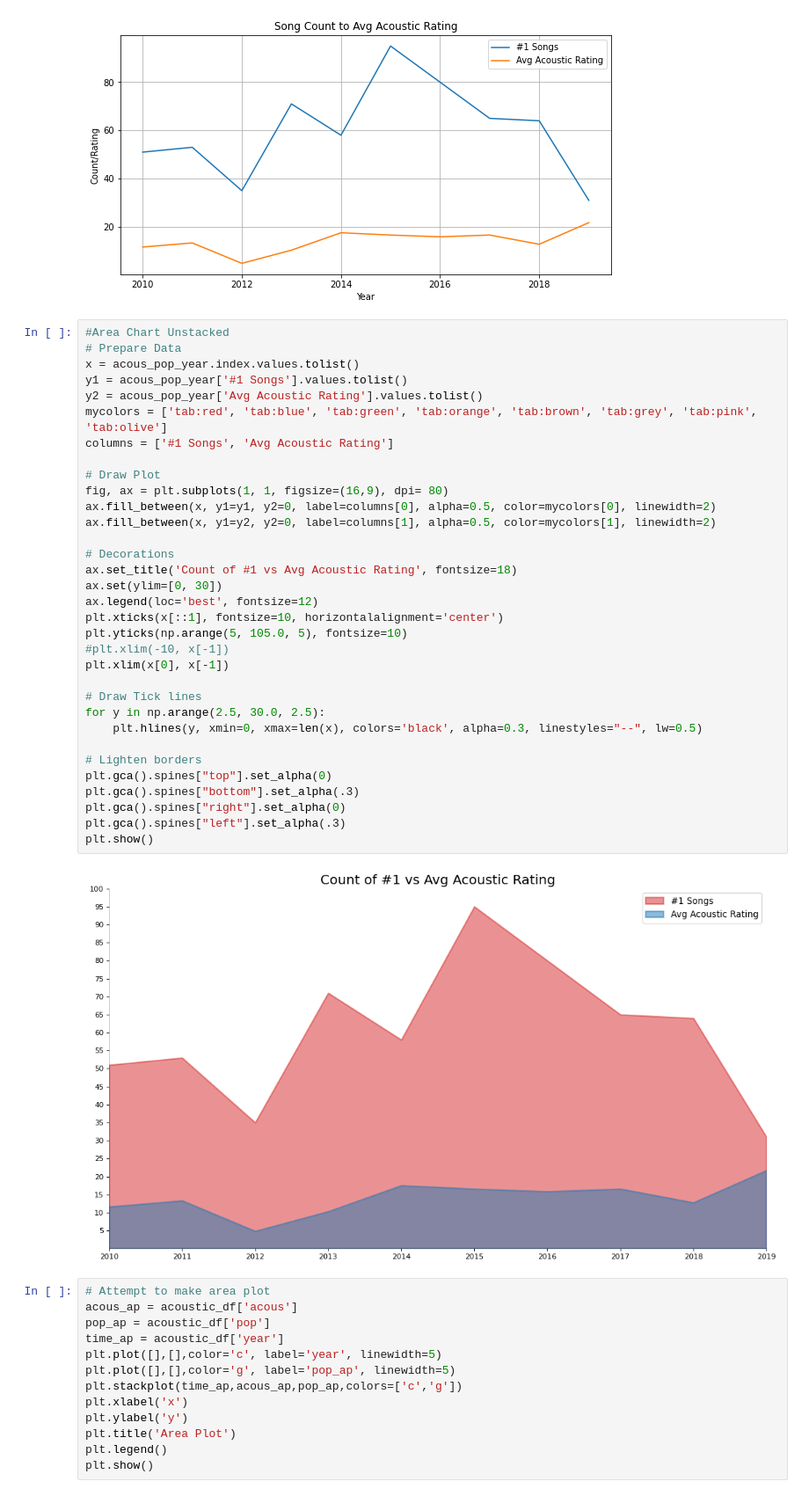
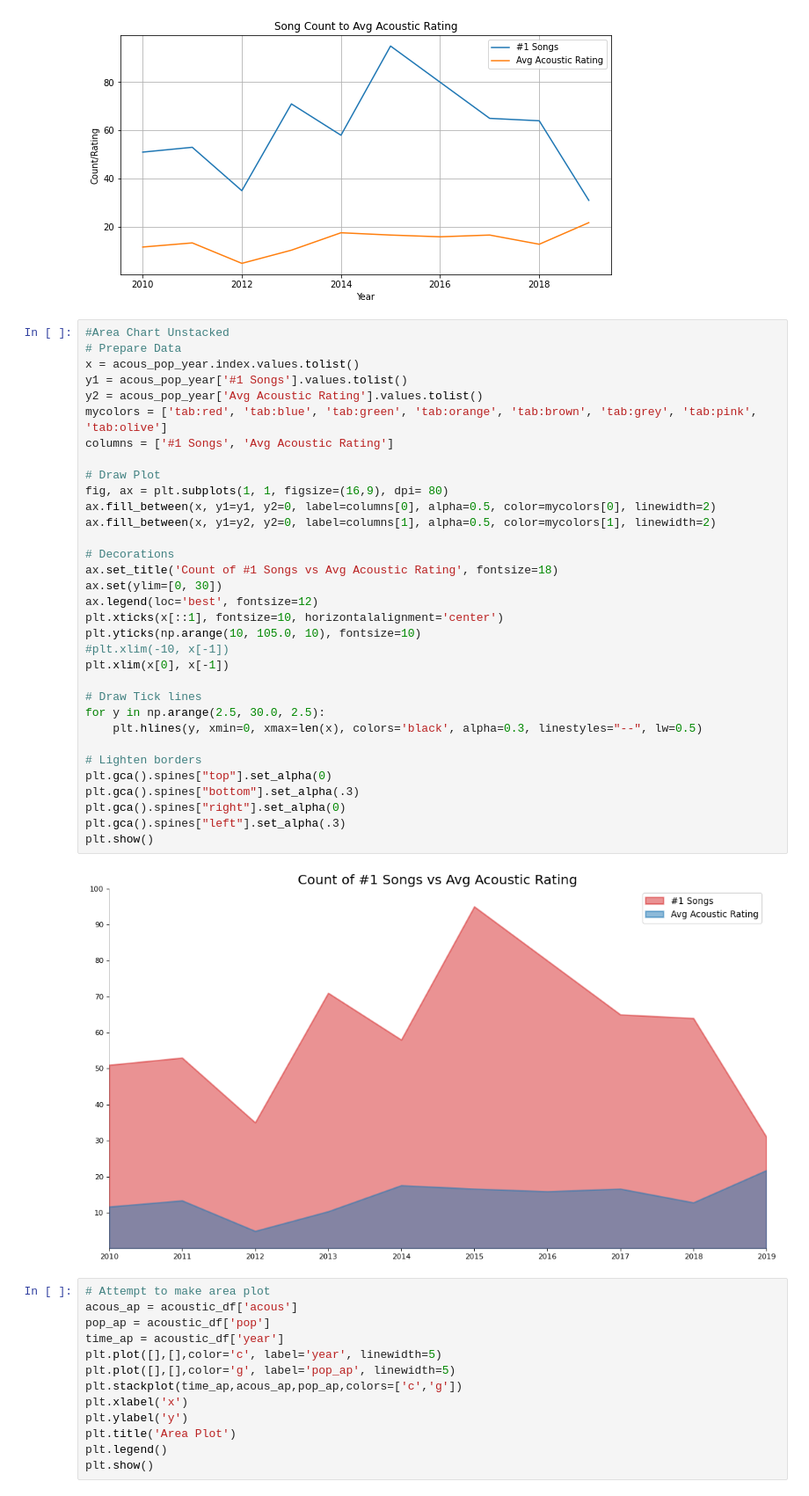
Before and after one commit to Boyder3113/Project_1, a Jupyter notebook: acoustic_data.ipynb, the cells around one changed output. Shown: that part at 88% size. Drawn from its saved outputs; the diff is of its cells as text.

```diff
--- a/acoustic_data.ipynb
+++ b/acoustic_data.ipynb
@@ -108,36 +108,36 @@ plt.grid()
 # Prepare Data
 x = acous_pop_year.index.values.tolist()
 y1 = acous_pop_year['#1 Songs'].values.tolist()
 y2 = acous_pop_year['Avg Acoustic Rating'].values.tolist()
 mycolors = ['tab:red', 'tab:blue', 'tab:green', 'tab:orange', 'tab:brown', 'tab:grey', 'tab:pink', 'tab:olive']
 columns = ['#1 Songs', 'Avg Acoustic Rating']
 
 # Draw Plot
 fig, ax = plt.subplots(1, 1, figsize=(16,9), dpi= 80)
 ax.fill_between(x, y1=y1, y2=0, label=columns[0], alpha=0.5, color=mycolors[0], linewidth=2)
 ax.fill_between(x, y1=y2, y2=0, label=columns[1], alpha=0.5, color=mycolors[1], linewidth=2)
 
 # Decorations
-ax.set_title('Count of #1 vs Avg Acoustic Rating', fontsize=18)
+ax.set_title('Count of #1 Songs vs Avg Acoustic Rating', fontsize=18)
 ax.set(ylim=[0, 30])
 ax.legend(loc='best', fontsize=12)
 plt.xticks(x[::1], fontsize=10, horizontalalignment='center')
-plt.yticks(np.arange(5, 105.0, 5), fontsize=10)
+plt.yticks(np.arange(10, 105.0, 10), fontsize=10)
 #plt.xlim(-10, x[-1])
 plt.xlim(x[0], x[-1])
 
 # Draw Tick lines
 for y in np.arange(2.5, 30.0, 2.5):
     plt.hlines(y, xmin=0, xmax=len(x), colors='black', alpha=0.3, linestyles="--", lw=0.5)
 
 # Lighten borders
 plt.gca().spines["top"].set_alpha(0)
 plt.gca().spines["bottom"].set_alpha(.3)
 plt.gca().spines["right"].set_alpha(0)
 plt.gca().spines["left"].set_alpha(.3)
 plt.show()
 # %% [output]
-[figure, old version]
+[figure, new version]
 # %%
 # Attempt to make area plot
 acous_ap = acoustic_df['acous']
```
Also changed, not shown: parts of 1 cell of this notebook.
